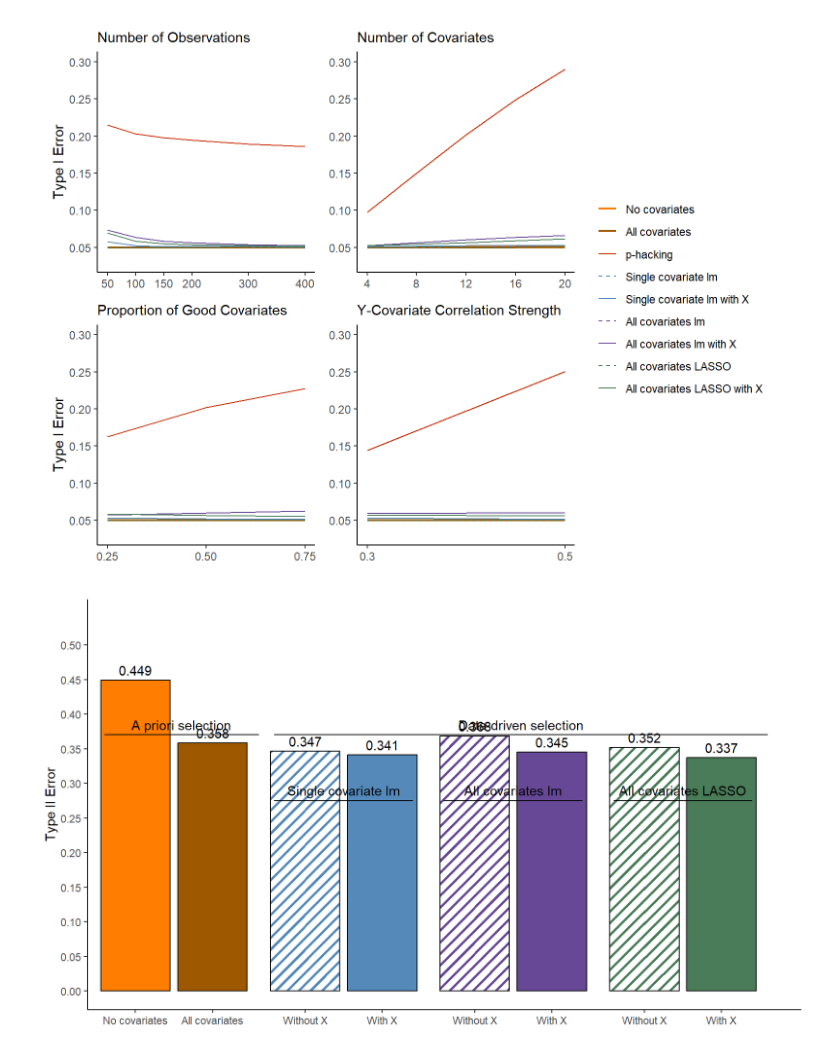
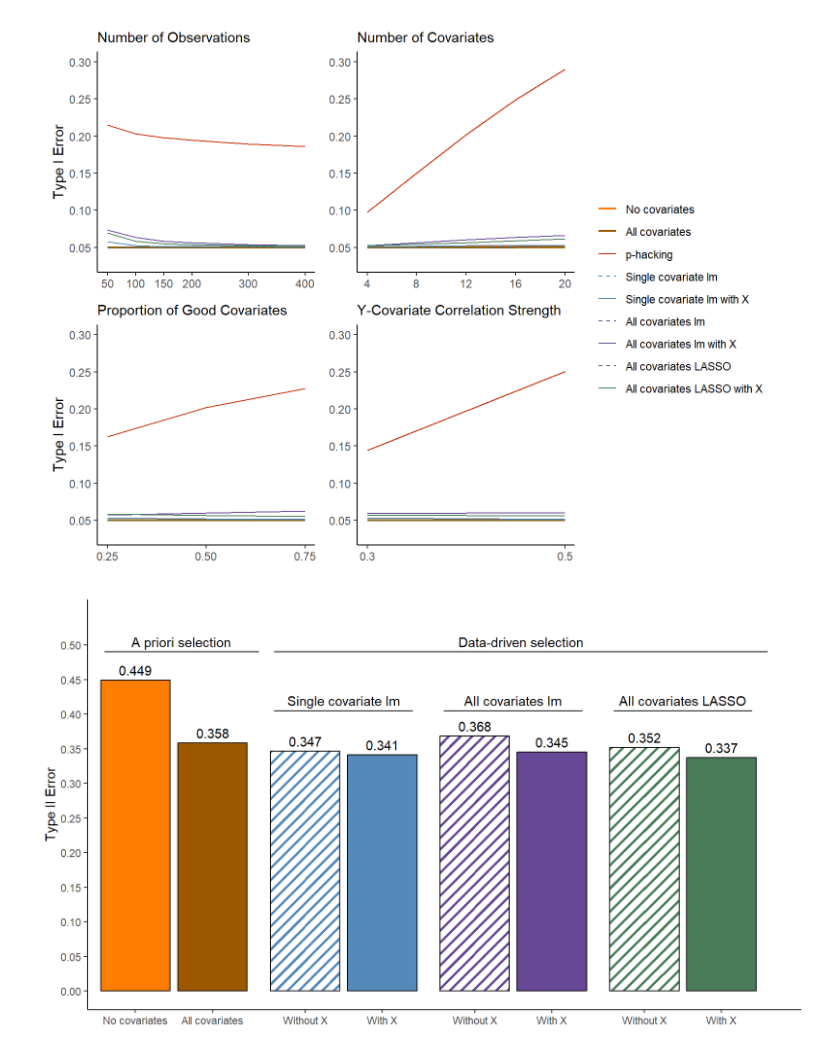
Before and after one commit to jjcurtin/study_cov, a Jupyter notebook: _manuscript/notebooks/mak_figures.embed.ipynb, the cells around one changed output. Drawn from its saved outputs; the diff is of its cells as text; code cells hidden in the pictures.

```diff
--- a/_manuscript/notebooks/mak_figures.embed.ipynb
+++ b/_manuscript/notebooks/mak_figures.embed.ipynb
@@ -326,7 +324,7 @@ segment_labels <- tibble::tibble(
         mean(c(2.8, 4.6)),
         mean(c(5, 6.8)),
         mean(c(7.2, 9))),
-  y = c(.37, .37, .275, .275, .275) + 0.015,
+  y = c(.49, .49, .405, .405, .405) + 0.015,
   label = c("A priori selection", "Data-driven selection", "Single covariate lm", "All covariates lm", "All covariates LASSO")
 )
 
@@ -344,39 +342,39 @@ ggplot(
     pattern_density = 0.6,
     pattern_spacing = 0.02,
     color = "black"
   ) +
-  geom_segment(aes(y = .37, x = .6, xend = 2.6)) +
-  geom_segment(aes(y = .37, x = 2.8, xend = 9.2)) +
-  geom_segment(aes(y = .275, x = 2.8, xend = 4.6)) +
-  geom_segment(aes(y = .275, x = 5, xend = 6.8)) +
-  geom_segment(aes(y = .275, x = 7.2, xend = 9)) +
+  geom_segment(aes(y = .49, x = .6, xend = 2.6)) +
+  geom_segment(aes(y = .49, x = 2.8, xend = 9.2)) +
+  geom_segment(aes(y = .405, x = 2.8, xend = 4.6)) +
+  geom_segment(aes(y = .405, x = 5, xend = 6.8)) +
+  geom_segment(aes(y = .405, x = 7.2, xend = 9)) +
   geom_text(
     aes(label = sprintf("%.3f", type_II)),
     vjust = -0.5
   ) +
   geom_text(
     data = segment_labels,
     aes(x = x, y = y, label = label),
     inherit.aes = FALSE
   ) +
   labs(x = NULL, y = "Type II Error") +
   scale_y_continuous(
     limits = c(0, max(type_II_summary$type_II) * 1.2),
     breaks = seq(0, max(type_II_summary$type_II) * 1.2, by = 0.05)
   ) +
   # numeric x with custom breaks/labels; gaps are just extra space between positions
   scale_x_continuous(
     breaks = x_breaks,
     labels = x_labels,
     expand = expansion(mult = c(0.02, 0.05))  # trim extra margin if you like
   ) +
   scale_pattern_manual(values = method_patterns) +
   scale_fill_manual(values = method_colors) +
   theme(
     legend.position = "none"
   )
 # %% [output]
-[figure, old version]
+[figure, new version]
 # %%
 observations_2 <- d_all |>
   group_by(method, n_obs) |>
```
Also changed, not shown: parts of 3 cells of this notebook, 25 other files.
